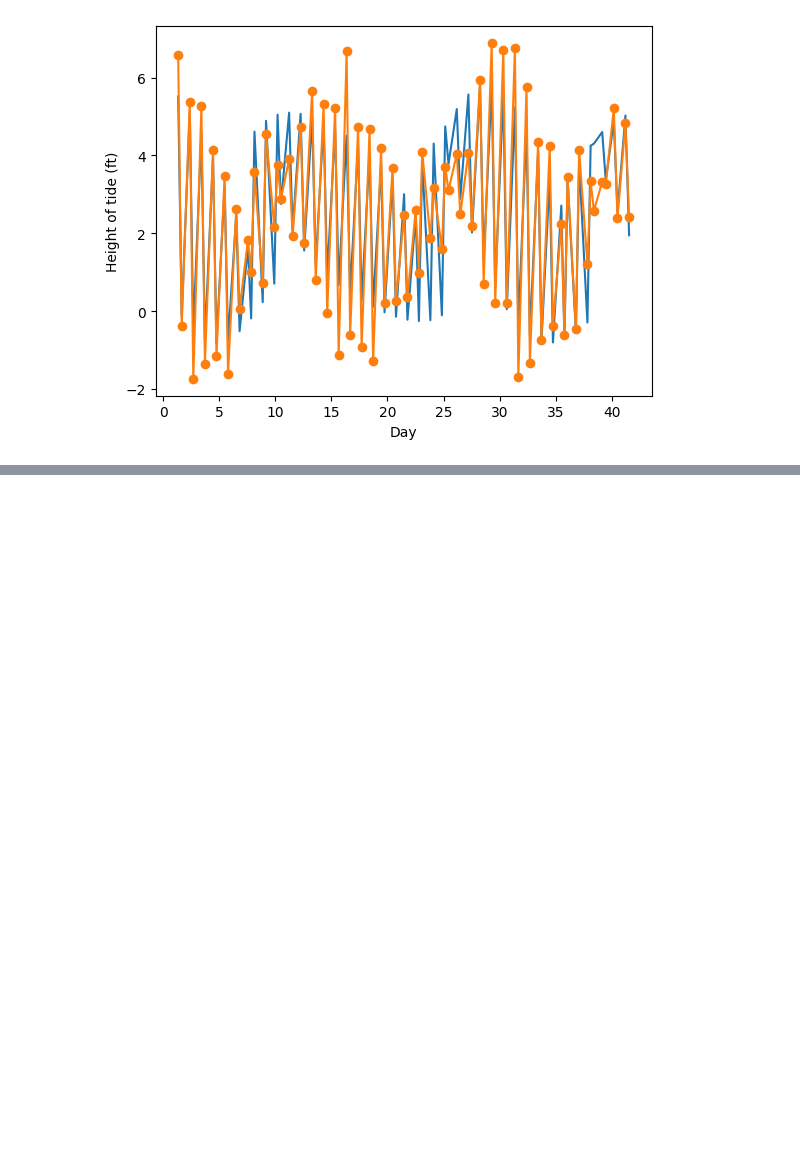
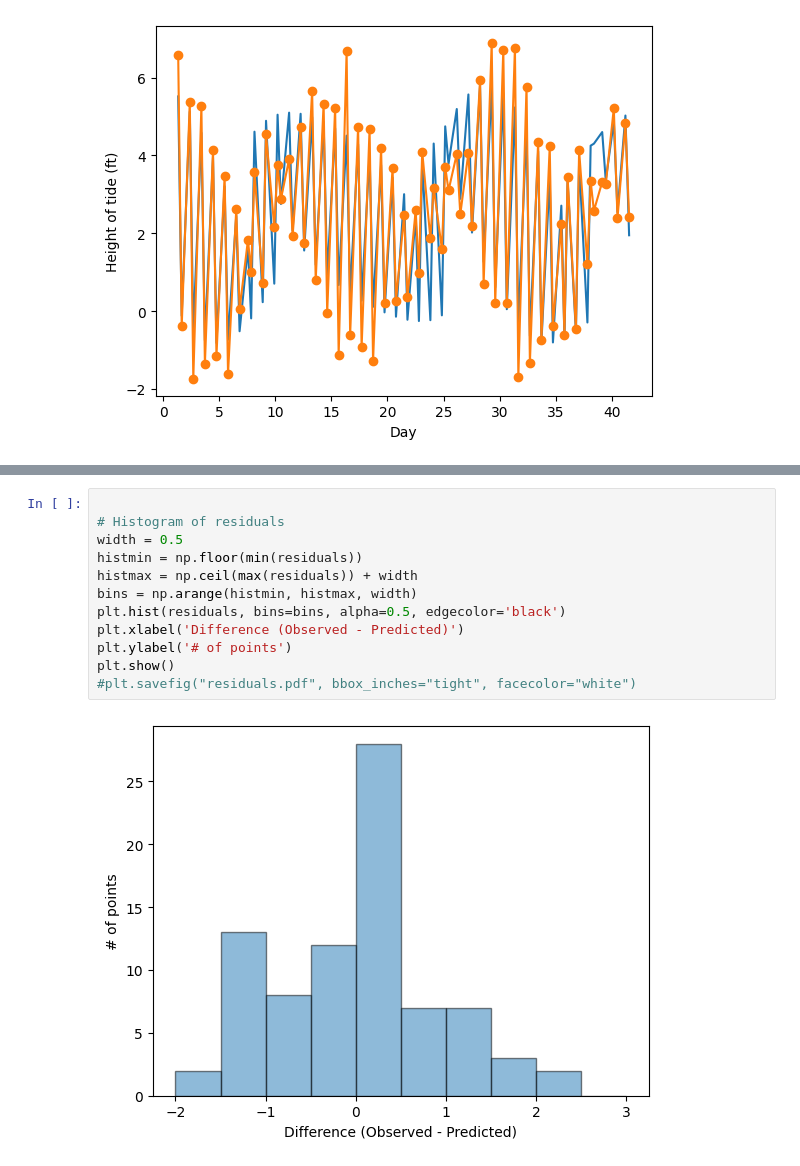
Before and after one commit to tchengsd/astr-group-project, a Jupyter notebook: group_project.ipynb, the cells around one changed output, grey strips where cells are left out. Saved outputs shown, nothing was run; the diff lists cells and outputs as text; blank space fills up the shorter version.

```diff
--- a/group_project.ipynb
+++ b/group_project.ipynb
@@ -115,0 +110,14 @@ print(standard_error)
+# %%
+
+# Histogram of residuals
+width = 0.5
+histmin = np.floor(min(residuals))
+histmax = np.ceil(max(residuals)) + width
+bins = np.arange(histmin, histmax, width)
+plt.hist(residuals, bins=bins, alpha=0.5, edgecolor='black')
+plt.xlabel('Difference (Observed - Predicted)')
+plt.ylabel('# of points')
+plt.show()
+#plt.savefig("residuals.pdf", bbox_inches="tight", facecolor="white")
+# %% [output]
+[figure, added]
```
Also changed, not shown: parts of 10 cells of this notebook.
